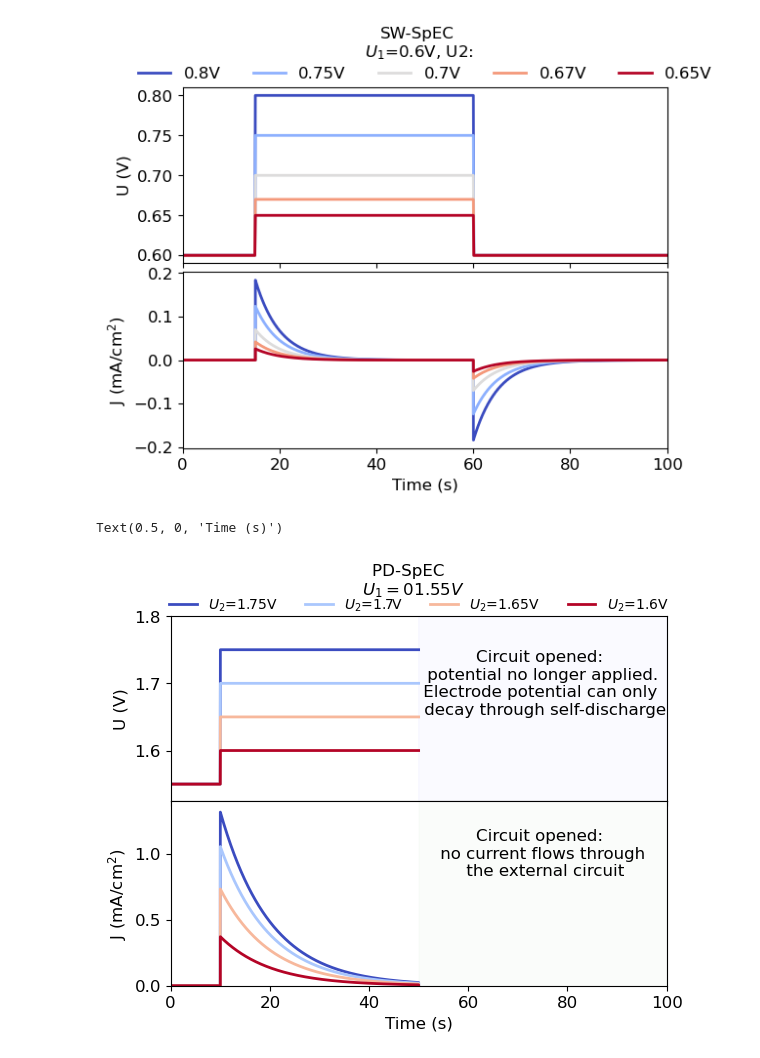
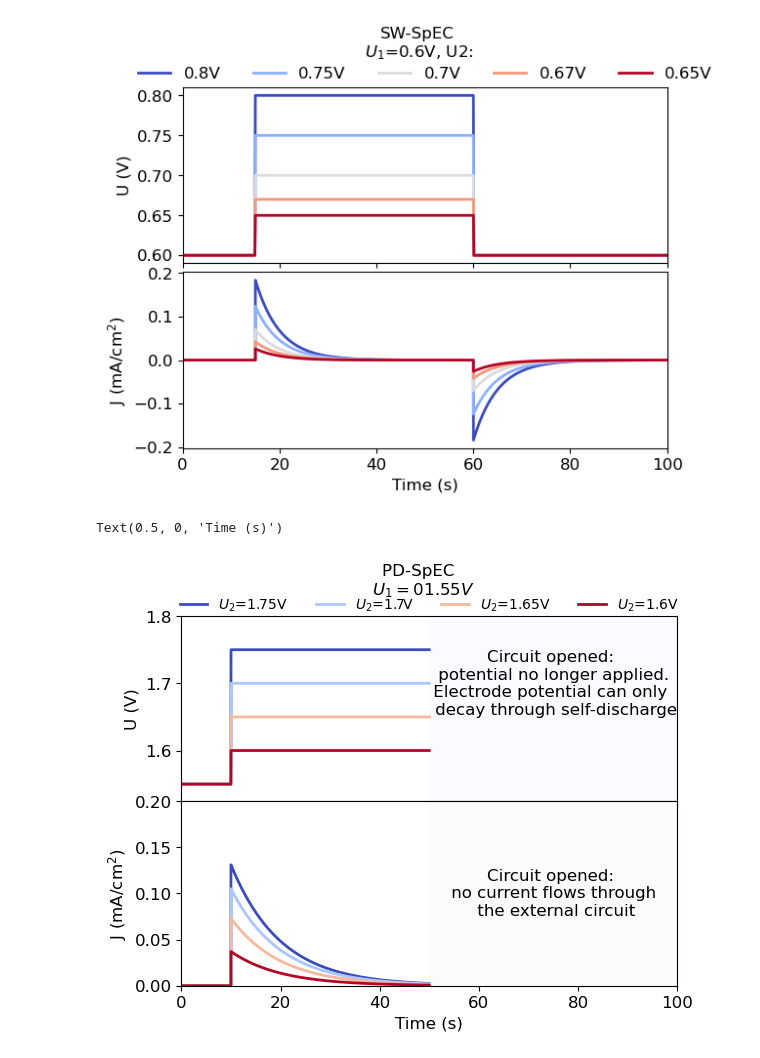
Before and after one commit to BenjaminSMoss/NRMP, a Jupyter notebook: figure1.ipynb, the cells around one changed output. Cells and saved outputs as stored; diff of their text form; code cells hidden in the pictures.

```diff
--- a/figure1.ipynb
+++ b/figure1.ipynb
@@ -187,44 +187,46 @@ ax3[1].set_ylim(0, 1.4)
 
 # add text to the plot at x=75, y=1 with the text 'Dynamic SW'
 
-ax3[1].text(75, 1, 'Circuit opened: \n no current flows through \n the external circuit', fontsize=12, ha='center', va='center')
+ax3[1].text(75, 0.1, 'Circuit opened: \n no current flows through \n the external circuit', fontsize=12, ha='center', va='center')
 
 # generate a coolwarm color map the length of the columns in J_dyn
 
 for i, U in enumerate(reversed(J_dyn.columns)):
     SW=square_wave(t=J_dyn.index, t1=10, t2=50, V1=1.55, V2=U)
-    SW=np.where(J_dyn.index>=50, np.NaN, SW)
+    SW=np.where(J_dyn.index>=50, np.nan, SW)
     ax3[0].plot(J_dyn.index, SW, color=colors_SW[i], linewidth=2, label=f'$U_2$={np.round(U,3)}V')
 
 # set the x lim to 0-100
 ax3[0].set_xlim(0, 100)
 
 
 # remove the x-axis values from ax3
 ax3[0].set_xticklabels([])
 # combine the lower edge of the two subplots
 plt.subplots_adjust(hspace=0.0)
 
 # ax3 y label is U (V)
 ax3[0].set_ylabel('U (V)', fontsize=12)
 # ax3 y label is J (mA/cm^2)
 ax3[1].set_ylabel('J (mA/cm$^2$)', fontsize=12)
 
 #  color the area between 50 and 100 in light green
 ax3[0].fill_between(J_dyn.index, -1, 2, where=(J_dyn.index >= 50), color='blue', alpha=0.02)
 
 # add a text to the plot at x=75, y=1 with the text 'Dynamic SW'
 ax3[0].text(75, 1.7, 'Circuit opened: \n potential no longer applied. \n Electrode potential can only  \n decay through self-discharge', fontsize=12, ha='center', va='center')
 
 #set y lim to 1-2
 ax3[0].set_ylim(1.525, 1.8)
+ax3[1].set_ylim(0, 0.2)
+
 
 # create a legend for ax3[0] at the top of the plot
 ax3[0].legend(loc='upper center', bbox_to_anchor=(0.5, 1.17), ncol=5, frameon=False, fontsize=10)
 # set the overall title to PD-SpEC
 fig3.suptitle('PD-SpEC \n $U_1=01.55 V$', y=0.99, fontsize=12)
 #ax1 x label is time (s)
 ax3[1].set_xlabel('Time (s)', fontsize=12)
 # %% [output]
 Text(0.5, 0, 'Time (s)')
-[figure, old version]
+[figure, new version]
```
Also changed, not shown: 2 other files.
